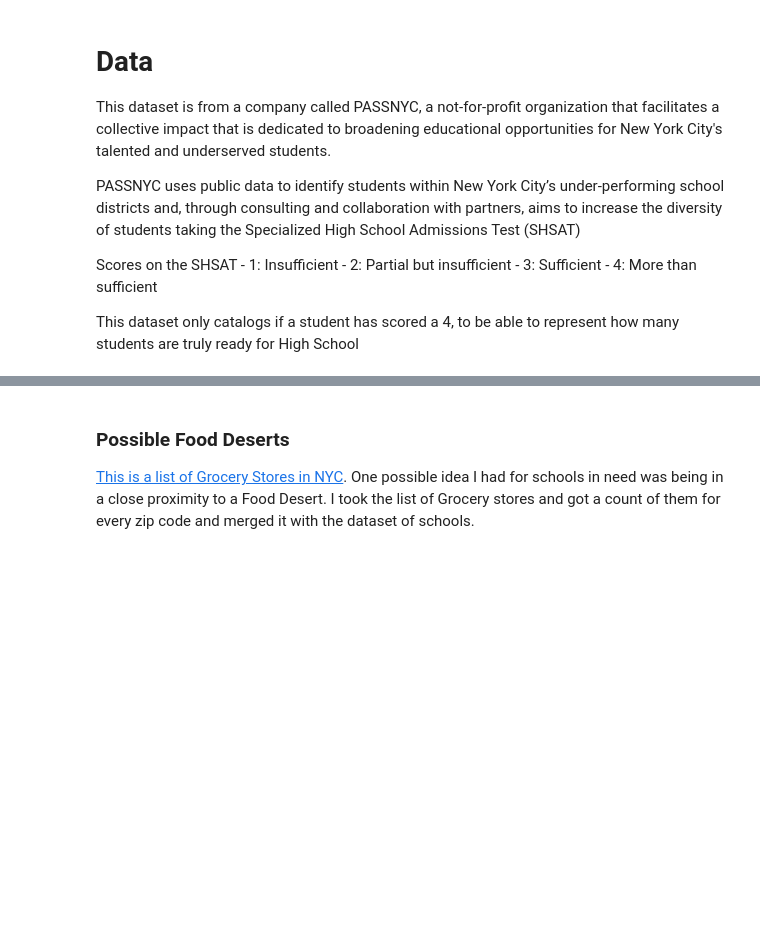
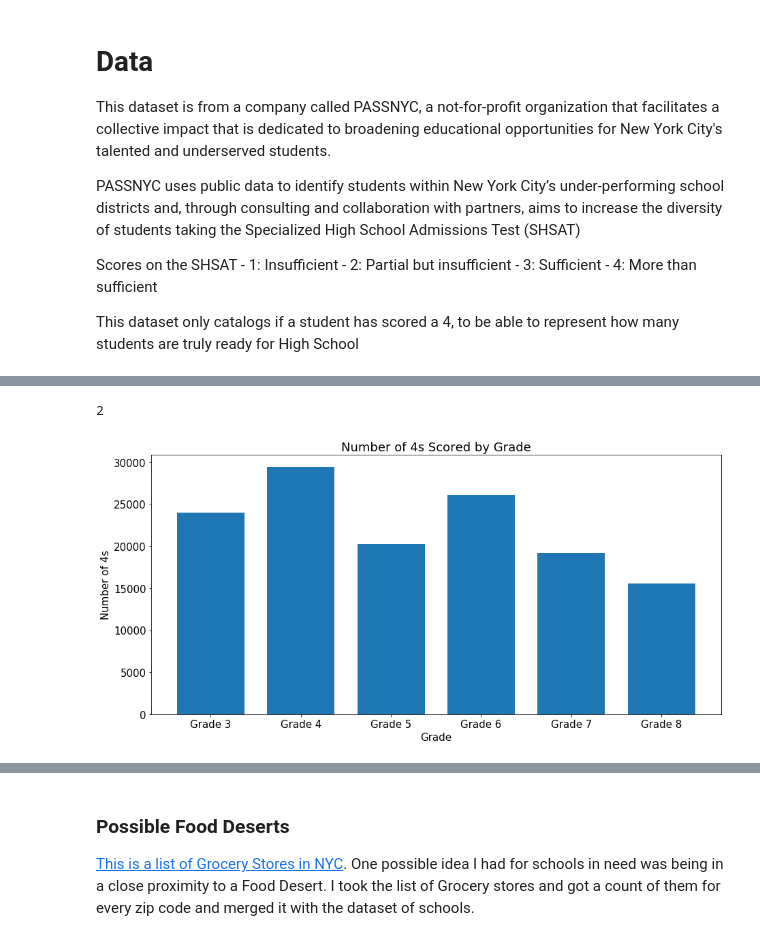
Before and after one commit to mwmcnall/Honors-College-Project, a Jupyter notebook: Honors College Data stuff.ipynb, the cells around one changed output, grey strips where cells are left out. Drawn from its saved outputs; the diff is of its cells as text; code cells hidden in the pictures; blank space fills up the shorter version.

```diff
--- a/Honors College Data stuff.ipynb
+++ b/Honors College Data stuff.ipynb
@@ -10,6 +10,8 @@ import numpy as np
 import seaborn as sns
 
 import matplotlib.pyplot as plt
+from matplotlib.pyplot import figure
+plt.rcParams.update({'font.size': 15})
 
 from sklearn.ensemble import ExtraTreesRegressor
 from sklearn.preprocessing import StandardScaler
@@ -458,0 +539,30 @@ data = SchoolData(df)
+# %%
+#             3:{ 'new_col':'Math Tested Total','subject':'Math','students':'All Students', 'test':True },
+#             4:{ 'new_col':'Math Tested 4s','subject':'Math','students':'All Students', 'test':False },
+#             5:{ 'new_col':'ELA Tested Total','subject':'ELA','students':'All Students', 'test':True },
+#             6:{ 'new_col':'ELA Tested 4s','subject':'ELA','students':'All Students', 'test':False },
+
+col_data = data.column_generator(subject = 'Math', students = 'All Students', test = True)
+# data.column_generator(subject = 'both', students = 'All Students', test = False)
+
+# def _column_sum(self, **kwargs):
+#     """
+#     Generates columns using column_generator, sums them, and assigns them to a new column
+
+#     :return: The list of columns that were summed based on the **kwargs arguments sent in
+#     """
+#     col_data = self.column_generator(subject = kwargs['subject'],students = kwargs['students'], test = kwargs['test'])
+#     self.df[kwargs['new_col']] = self.df[col_data].apply(sum, axis = 1)
+#     return(col_data)
+
+sum(data.df[col_data].apply(sum,axis=1) == 0)
+# %% [output]
+2
+# %%
+cols = ['Grade 3 4s Total', 'Grade 4 4s Total','Grade 5 4s Total','Grade 6 4s Total','Grade 7 4s Total','Grade 8 4s Total']
+names = ['Grade 3', 'Grade 4', 'Grade 5', 'Grade 6', 'Grade 7', 'Grade 8']
+
+data.sum_col_barplot(cols, names = names, title = 'Number of 4s Scored by Grade', xlabel = 'Grade', ylabel = 'Number of 4s',
+                     figwidth = 15, figheight = 7, pos_gap = 40)
+# %% [output]
+[figure, added]
```
Also changed, not shown: parts of 5 cells of this notebook, 1 other file.
